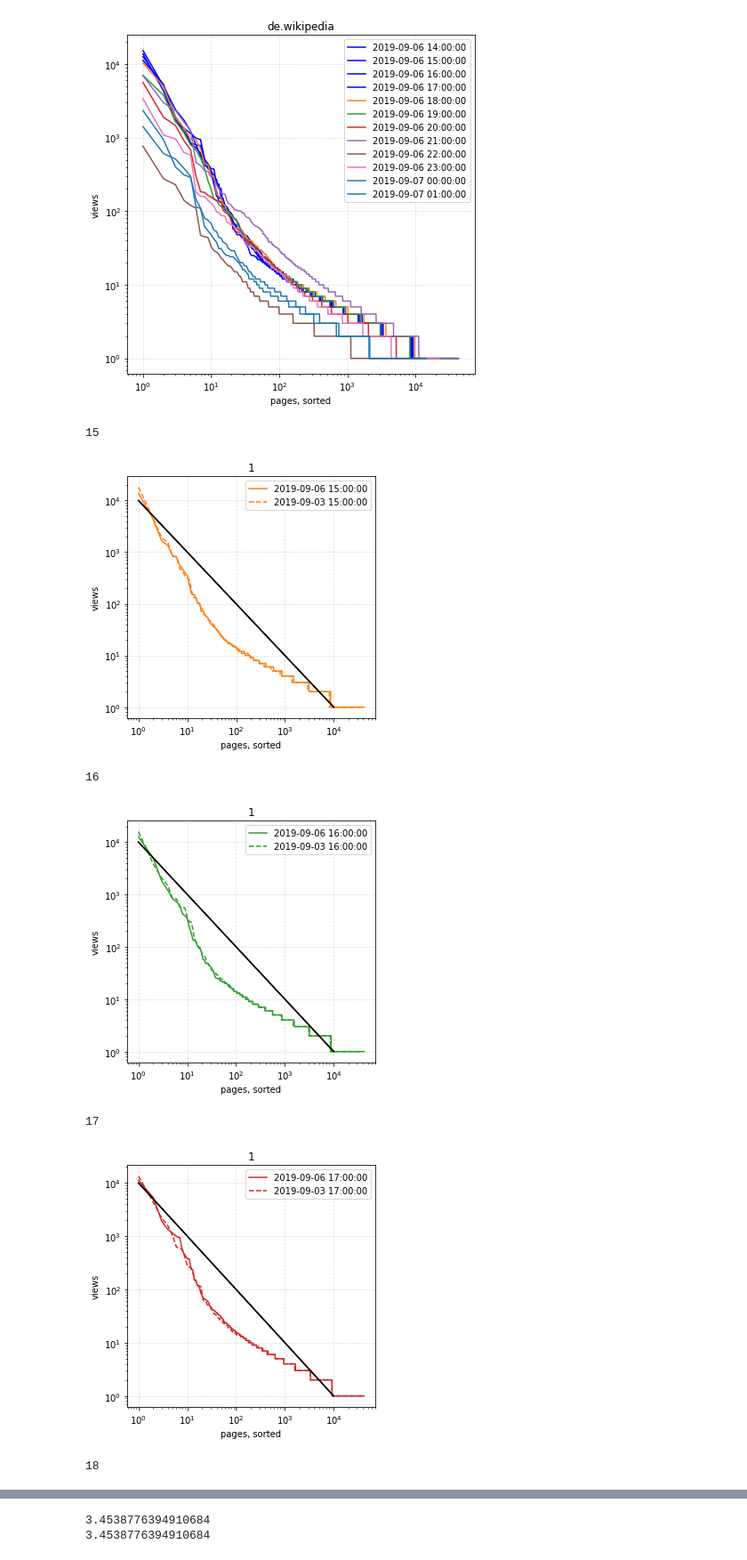
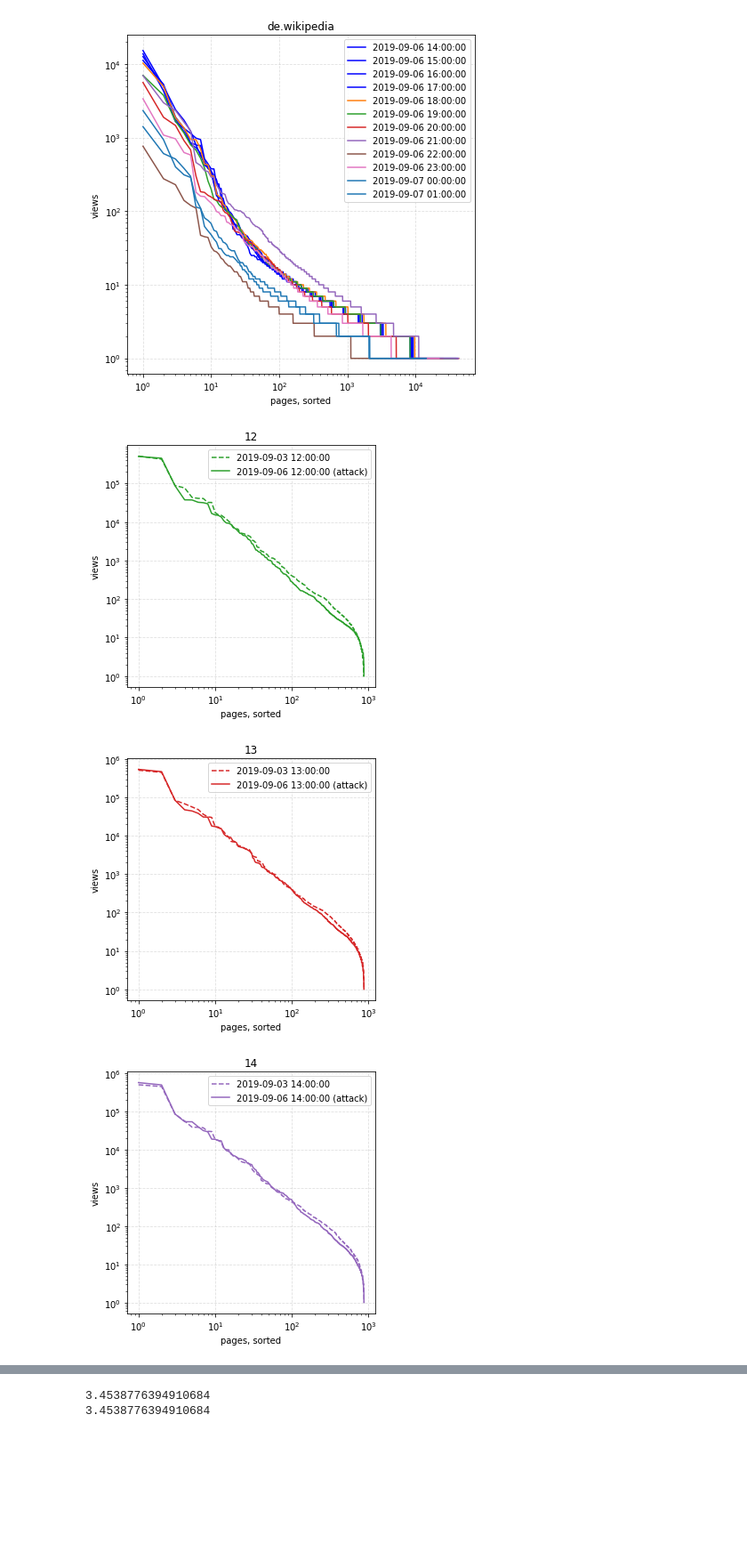
Before and after one commit to charelF/LSDEW4, a Jupyter notebook: exploration/charel/charel_attack_exploration3.ipynb, the cells around one changed output, grey strips where cells are left out. Shown: that part at 89% size. Drawn from its saved outputs; the diff is of its cells as text; code cells hidden in the pictures; blank space fills up the shorter version.

```diff
--- a/exploration/charel/charel_attack_exploration3.ipynb
+++ b/exploration/charel/charel_attack_exploration3.ipynb
@@ -53,55 +53,43 @@ for domain in domains:
 # %% [output]
 [figure]
 [figure]
+# %%
+hours = df3.date.dt.hour.unique()
+df_grouped = df3.groupby(["date", "domain"])["count"].sum().reset_index()
 # %%
-timestamps = df3["timestamp"].unique()
-tmpdf = df3[df3["domain"] == "de.wikipedia"]
+# ref = (np.linspace(0, 10**1, 10**3)**-1)*10**3
 
-ref = (np.linspace(0, 10**4, 10**4)**-1)*10**4  # lol
+for hour in hours:
+    plt.figure(figsize=(5,5))
 
-for particularhour in range(15, 24):
-    print(particularhour)
-    plt.figure(figsize=(5,5))
-    for ts in timestamps:
+    df_hour = df_grouped[df_grouped.date.dt.hour == hour]
+    times = [pd.to_datetime(i) for i in df_hour.date.unique()]
 
-        hour = datetime.datetime.fromtimestamp(ts).hour
-        if hour != particularhour:
-            continue
-        else:
-            color = f"C{hour-14}"
+    for time in times:
 
-        dist = tmpdf[tmpdf["timestamp"] == ts]["count"].sort_values(ascending=False)
+        df_time = df_hour[df_hour.date == time]
+        views = df_time["count"].sort_values(ascending=False)
 
-        x = np.arange(len(dist))+1
-        y = dist.to_numpy()
+        x = np.arange(len(views))+1
+        y = views.to_numpy()
 
-        # color = "blue" if datetime.datetime.fromtimestamp(ts) < attack else "red"
+        color = f"C{hour%10}"
+        attack = (time.year == 2019 and time.month == 9 and time.day == 6)
+        ls = "-" if attack else "--"
+        label = f"{time} (attack)" if attack else time
 
-        # print(hour)
-        # if (hour < 16) or (hour > 18):
+        plt.plot(x, y, color=color, label=label, linestyle=ls)
 
 
-
-        label = datetime.datetime.fromtimestamp(ts)
-        ls = "--" if datetime.datetime.fromtimestamp(ts).day < 5 else "-"
-
-        plt.plot(x, y, color=color, label=label, linestyle=ls)
-        plt.plot(ref, color="black")
-
-        plt.grid(alpha=0.4, linestyle="--")
-
+    plt.grid(alpha=0.4, linestyle="--")
     plt.title(hour)
     plt.xscale("log")
     plt.yscale("log")
     plt.ylabel("views")
     plt.xlabel("pages, sorted")
     plt.legend()
     plt.show()
 # %% [output]
-15
-[figure, old version]
+[figure, new version]
-16
-[figure, old version]
+[figure, new version]
-17
-[figure, old version]
+[figure, new version]
-18
```
Also changed, not shown: parts of 6 cells of this notebook.
